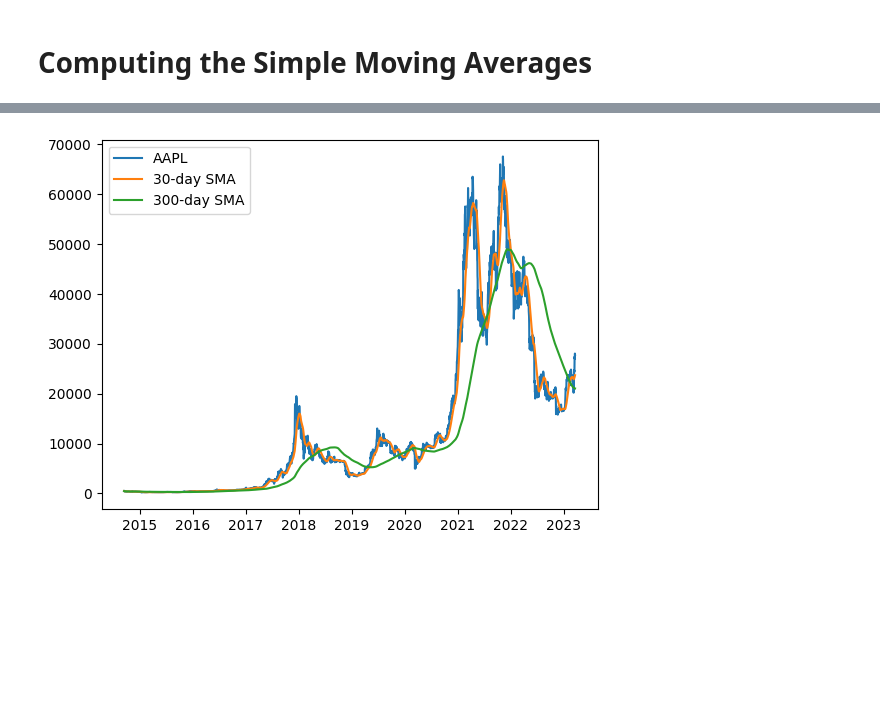
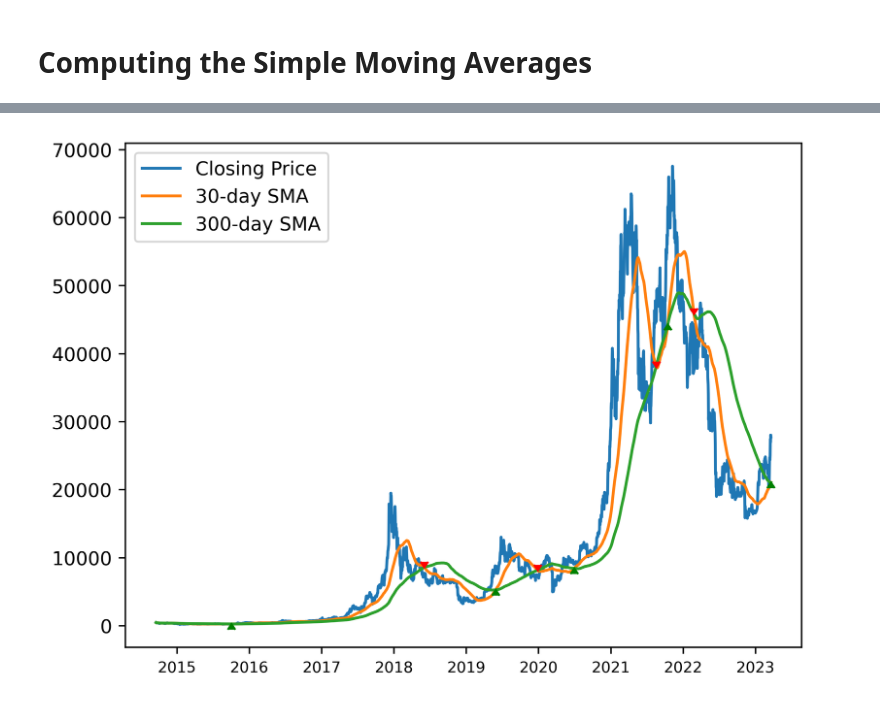
Before and after one commit to Annarhysa/Cryptocurrency-Trading-Algorithm, a Jupyter notebook: Market-Analysis-yfinance.ipynb, the cells around one changed output, grey strips where cells are left out. Saved outputs shown, nothing was run; the diff lists cells and outputs as text; code cells hidden in the pictures; blank space fills up the shorter version.

```diff
--- a/Market-Analysis-yfinance.ipynb
+++ b/Market-Analysis-yfinance.ipynb
@@ -38,8 +37,23 @@ BTC_USD.head()
-# %%
-plt.plot(BTC_USD.index, BTC_USD['Close'], label='AAPL')
-plt.plot(BTC_USD['SMA_30'].index, BTC_USD['SMA_30'] , label='30-day SMA')
-plt.plot(BTC_USD['SMA_300'].index, BTC_USD['SMA_300'] , label='300-day SMA')
-plt.legend()
-plt.show()
-# %% [output]
-[figure, removed]
+# %%
+BTC_USD['Signal'] = 0.0
+BTC_USD['Signal'] = np.where(BTC_USD['SMA_30'] > BTC_USD['SMA_300'], 1.0, 0.0)
+BTC_USD['Position'] = BTC_USD['Signal'].diff()
+
+
+fig, ax = plt.subplots(dpi=500)
+ax.tick_params(axis='x', labelsize=8)
+
+ax.plot(BTC_USD.index, BTC_USD['Close'], label='Closing Price')
+ax.plot(BTC_USD['SMA_30'].index, BTC_USD['SMA_30'] , label='30-day SMA')
+ax.plot(BTC_USD['SMA_300'].index, BTC_USD['SMA_300'] , label='300-day SMA')
+
+ax.plot(BTC_USD.loc[BTC_USD['Position']==1.0].index, BTC_USD.SMA_30[BTC_USD['Position'] == 1.0],marker=6, ms=4, linestyle='none', color='green')
+
+ # Adding red arrows to indicate sell orders
+ax.plot(BTC_USD.loc[BTC_USD['Position'] == -1.0].index, BTC_USD.SMA_30[BTC_USD['Position'] == -1.0],
+ marker=7, ms=4, linestyle='none', color='red')
+
+ax.legend()
+plt.show()
+# %% [output]
+[figure, added]
```
Also changed, not shown: parts of 1 cell of this notebook.
